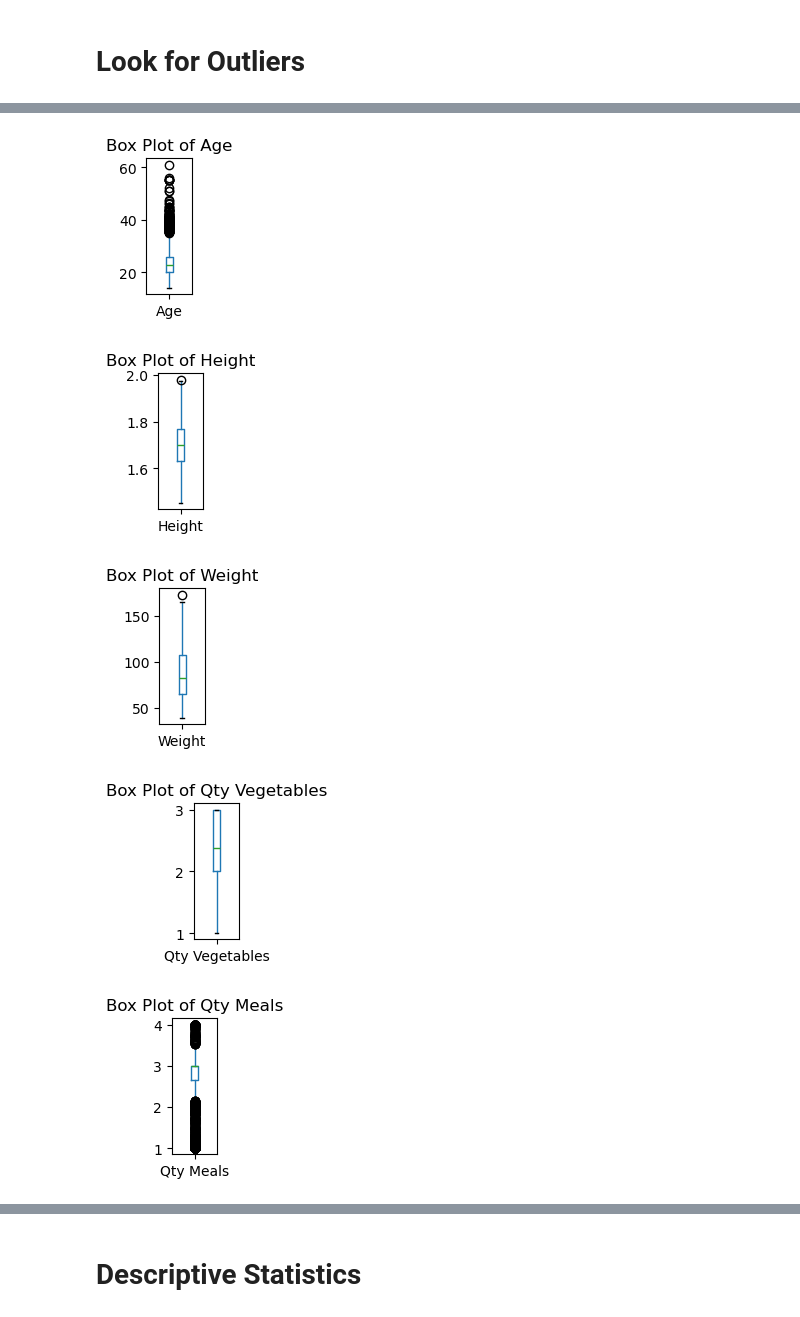
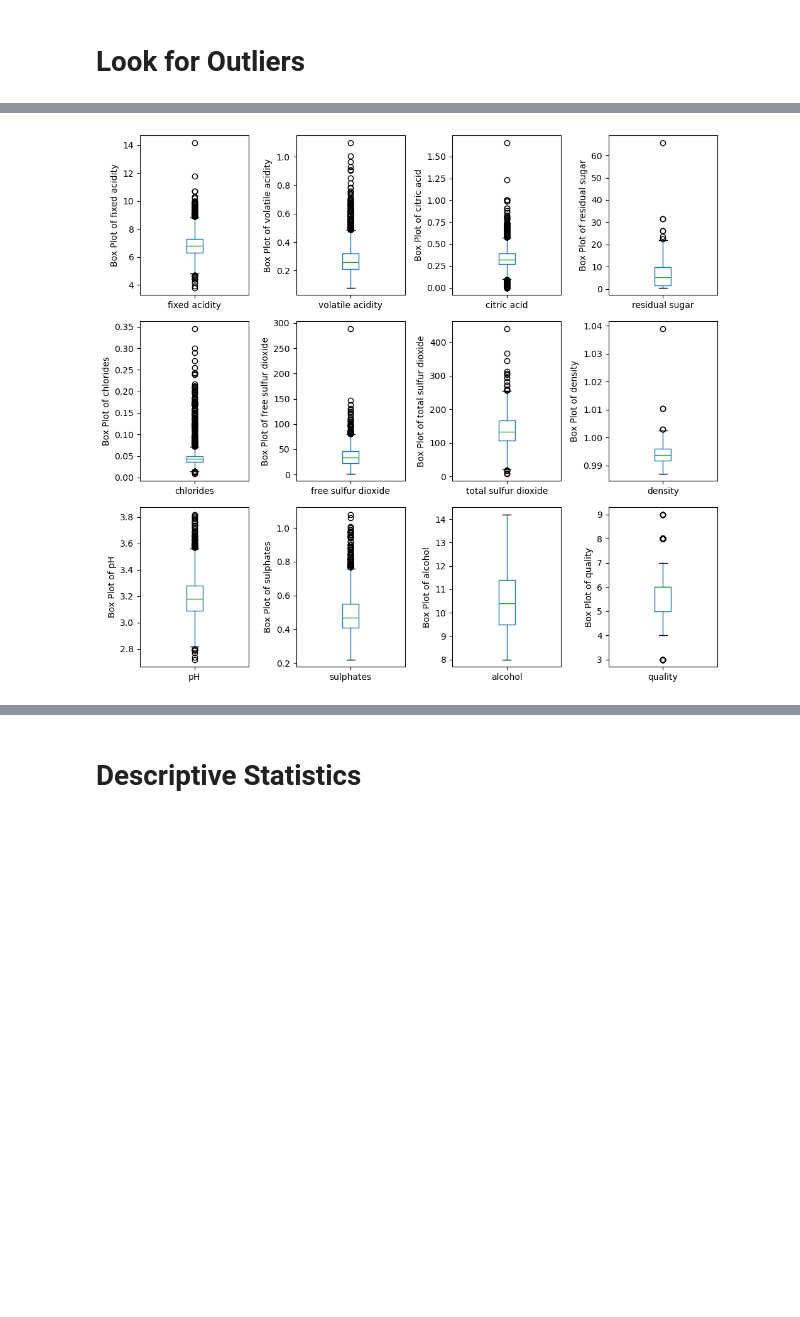
Before and after one commit to Andre3002/cmu-project3-wine-quality, a Jupyter notebook: Project-3-Wine-Quality.ipynb, the cells around one changed output, grey strips where cells are left out. Cells and saved outputs as stored; diff of their text form; code cells hidden in the pictures; blank space fills up the shorter version.

Commit message:
fixed box plot layout

```diff
--- a/Project-3-Wine-Quality.ipynb
+++ b/Project-3-Wine-Quality.ipynb
@@ -91,23 +80,0 @@ Index(['fixed acidity', 'volatile acidity', 'citric acid', 'residual sugar',
-# %%
-# simplify the column names
-
-new_column_names = {
-    'family_history_with_overweight': 'Family Overweight',
-    'FAVC': 'High Cal Food',
-    'FCVC': 'Qty Vegetables',
-    'NCP': 'Qty Meals',
-    'CAEC': 'Eat Btw Meals',
-    'SMOKE': 'Smoker',
-    'CH2O': 'Qty Water',
-    'SCC': 'Monitor Calories',
-    'FAF': 'Qty Phys Activity',
-    'TUE': 'Hrs Use Technology',
-    'CALC': 'Frq Alcohol',
-    'MTRANS': 'Mtd Transit',
-    'NObeyesdad': 'Obesity Level',
-}
-
-# rename the columns based on the new_collumn_names dictionary
-df = df.rename(columns=new_column_names)
-
-df.head()
@@ -160,21 +109,16 @@ df.describe()
 # %%
-# Box plot to graphically show outlier analysis from above
-# Next, find out how to improve UX by plotting in grids
+# Box plot to graphically show outlier analysis
 
 import matplotlib.pyplot as plt
 
-float_df=df.iloc[:,[1,2,3,6,7,10,12,13]] # makeing df of just float values in original df
+plt.figure(figsize=(10, 9))
 
-for x in range(len(float_df.columns.values)):
-    plt.figure(figsize=(2, 6))
-    plt.subplot(3,3,x+1) #attempting to print output in grid
-    df.boxplot(column=float_df.columns.values[x], grid=False)
-    plt.title("Box Plot of " + float_df.columns.values[x])
-    plt.suptitle('')  # Suppress automatic title
-    plt.show()
+for x in range(len(df.columns.values)):
+    plt.subplot(3,4,x+1) #attempting to print output in grid
+    df.boxplot(column=df.columns.values[x], grid=False)
+    plt.ylabel("Box Plot of " + df.columns.values[x])
+
+plt.tight_layout()
+plt.show()
 # %% [output]
-[figure, old version]
+[figure, new version]
-[figure, removed]
-[figure, removed]
-[figure, removed]
-[figure, removed]
```
Also changed, not shown: parts of 8 cells of this notebook.
